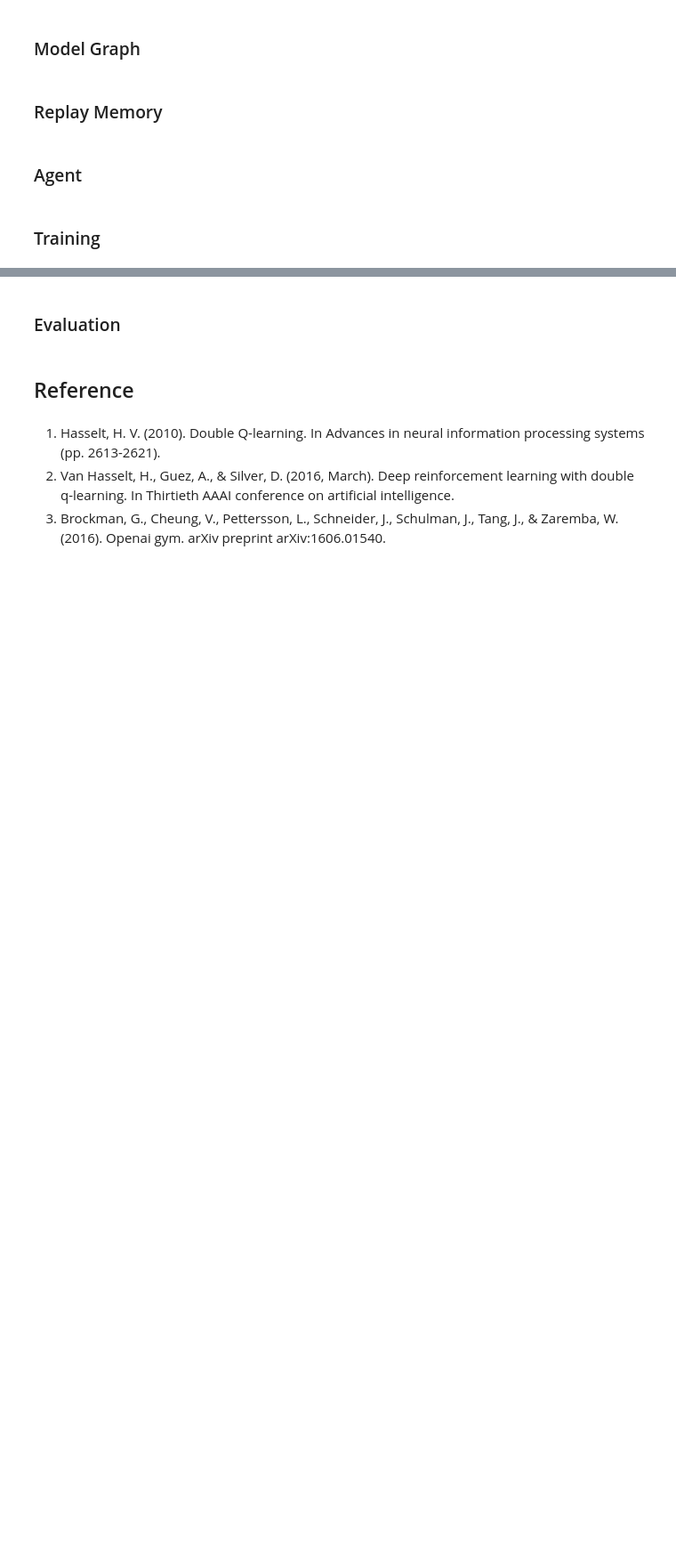
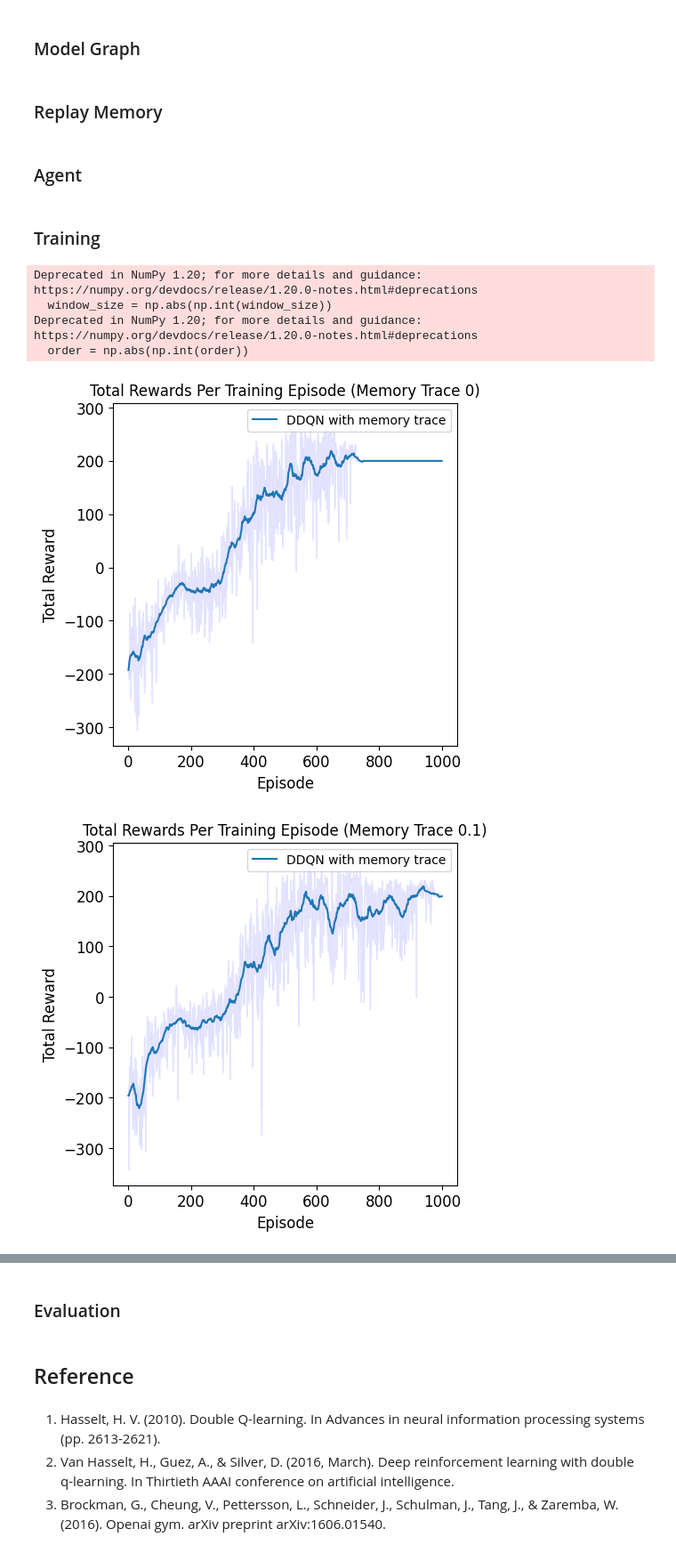
Before and after one commit to yazeedMohi/DDQN-Lunar-Lander-master, a Jupyter notebook: main.ipynb, the cells around one changed output, grey strips where cells are left out. Shown at 89% size. Cells and saved outputs as stored; diff of their text form; code cells hidden in the pictures; blank space fills up the shorter version.

```diff
--- a/main.ipynb
+++ b/main.ipynb
@@ -33,6 +33,9 @@ RANDOM_AGENT_PATH = os.path.join(OUTPUT_PATH, 'random_agent')
 DDQN_AGENT_PATH = os.path.join(OUTPUT_PATH, 'ddqn_agent')
 DDQN_CHECKPOINT_PATH = os.path.join(DDQN_AGENT_PATH, 'policy_model_checkpoint.pth')
 DDQN_RESULT_IMG_PATH = os.path.join(DDQN_AGENT_PATH, 'result_img_{}.png')
+DDQN_VANILLA_RESULT_ARR_PATH = os.path.join(DDQN_AGENT_PATH, 'result_arr_vanilla_{}.txt')
+DDQN_MEMORY_RESULT_ARR_PATH = os.path.join(DDQN_AGENT_PATH, 'result_arr_memory_{}_{}.txt')
+DDQN_MEMORY_CHECKPOINT_PATH = os.path.join(DDQN_AGENT_PATH, 'policy_model_checkpoint_{}_{}.pth')
 
 for p in [RANDOM_AGENT_PATH, DDQN_AGENT_PATH]: # add saving for other agents in here
     if not os.path.exists(p):
@@ -297,13 +300,13 @@ learning_rate = 5e-4
 gamma = 0.99
 tau = 1e-2
 
-n_episodes = 1000
+n_episodes = 2000
 max_epsilon = 1.0
 min_epsilon = 0.01
 decay_rate = 0.004
 rewards_window_size = 100
 
-lambda_decay = 0.5
+lambda_decay = 0.1
 # %%
 # initialize epsilon values for greedy search
 epsilon_array = np.zeros((n_episodes))
@@ -376,8 +384 @@ def ddqn_learn_op(n_episodes, rewards_window_size, epsilon_array):
     return total_rewards, rewards_deque
-# %%
-# a list of rewards for each episode
-# and a deque of rewards for latest episode given a certain rewards window size
-# training may take around 30 mins on CPU
-train_rewards, train_rewards_deque = ddqn_learn_op(n_episodes, rewards_window_size, epsilon_array)
-# %%
-train_rewards = np.array([ddqn_learn_op(n_episodes, rewards_window_size, epsilon_array)[0] for _ in range(1)])
@@ -384,21 +457,41 @@ train_rewards = np.array([ddqn_learn_op(n_episodes, rewards_window_size, epsilon
 # %%
-# show rewards change in training
-# for i in range(len(train_rewards)):
-    # if(len(train_rewards[i]) < n_episodes+100):  train_rewards[i] = np.concatenate((np.array(train_rewards[i]), np.repeat(200, 90 + n_episodes - len(train_rewards[i]))))#[-1:n_episodes+1000] = 200
-
-def plot_rewards(train_reward, title):
+def plot_rewards(train_rewards, title):
     expanded_train_rewards = np.array([rew if len(rew) >= n_episodes else np.concatenate((rew, np.repeat(200, n_episodes - len(rew)))) for rew in train_rewards])
+    # p1_e = np.array([rew if len(rew) >= n_episodes else np.concatenate((rew, np.repeat(200, n_episodes - len(rew)))) for rew in p1])
     plt.subplots(figsize = (5, 5), dpi=100)
     y = np.mean(expanded_train_rewards, axis=0)
+    # p = np.mean(p1_e, axis=0)
     ci = 1.96 * np.std(expanded_train_rewards, axis=0)/np.sqrt(len(expanded_train_rewards[0]))
-
-    plt.plot(y)
-    plt.fill_between(range(len(expanded_train_rewards[0])), (y-ci), (y+ci), color='b', alpha=.1)
+    # ci2 = 1.96 * np.std(p1_e, axis=0)/np.sqrt(len(p1_e[0]))
+    # plt.plot(range(len(expanded_train_rewards[0])), p, label='vanilla DDQN')
+    yhat = savitzky_golay(y, 51, 3)
+    plt.plot(range(len(expanded_train_rewards[0])), yhat, label='DDQN with memory trace')
+    plt.fill_between(np.arange(0, len(expanded_train_rewards[0]), 1), (y-ci), (y+ci), color='b', alpha=.1)
+    # plt.fill_between(range(len(expanded_train_rewards[0])), (p-ci2), (p+ci2), color='orange', alpha=.1)
 
     plt.ylabel('Total Reward', fontsize=12)
     plt.xlabel('Episode', fontsize=12)
     plt.xticks(fontsize=12)
     plt.yticks(fontsize=12)
     plt.title('Total Rewards Per Training Episode ('+title+')', fontsize=12)
-    plt.savefig(DDQN_RESULT_IMG_PATH.format(0), dpi=100, bbox_inches='tight')
+    plt.legend()
+    plt.savefig(DDQN_RESULT_IMG_PATH.format(title), dpi=100, bbox_inches='tight')
     plt.show()
+
+def plot_saved(count):
+    # plot_rewards(np.array([np.loadtxt(DDQN_VANILLA_RESULT_ARR_PATH.format(i), dtype=int) for i in range(count)]), "Vanilla")
+    # plot_rewards(np.array([np.loadtxt(DDQN_MEMORY_RESULT_ARR_PATH.format(i), dtype=int) for i in range(count)]), "Memory Trace")
+    for lambda_decay in [0, 0.1, 0.2, 0.3, 0.4, 0.5]:
+        plot_rewards(np.array([np.loadtxt(DDQN_MEMORY_RESULT_ARR_PATH.format(lambda_decay, i), dtype=int) for i in range(count)]), "Memory Trace {}".format(lambda_decay))
+
+
+
+# plot_rewards(np.array([np.loadtxt(DDQN_VANILLA_RESULT_ARR_PATH.format(i), dtype=int) for i in range(20)]), np.array([np.loadtxt(DDQN_MEMORY_RESULT_ARR_PATH.format(i), dtype=int) for i in range(20)]), "Memory Trace")
+plot_saved(3)
+# %% [output]
+Deprecated in NumPy 1.20; for more details and guidance: https://numpy.org/devdocs/release/1.20.0-notes.html#deprecations
+  window_size = np.abs(np.int(window_size))
+Deprecated in NumPy 1.20; for more details and guidance: https://numpy.org/devdocs/release/1.20.0-notes.html#deprecations
+  order = np.abs(np.int(order))
+[figure, added]
+[figure, added]
```
Also changed, not shown: parts of 18 cells of this notebook, 7 other files.
